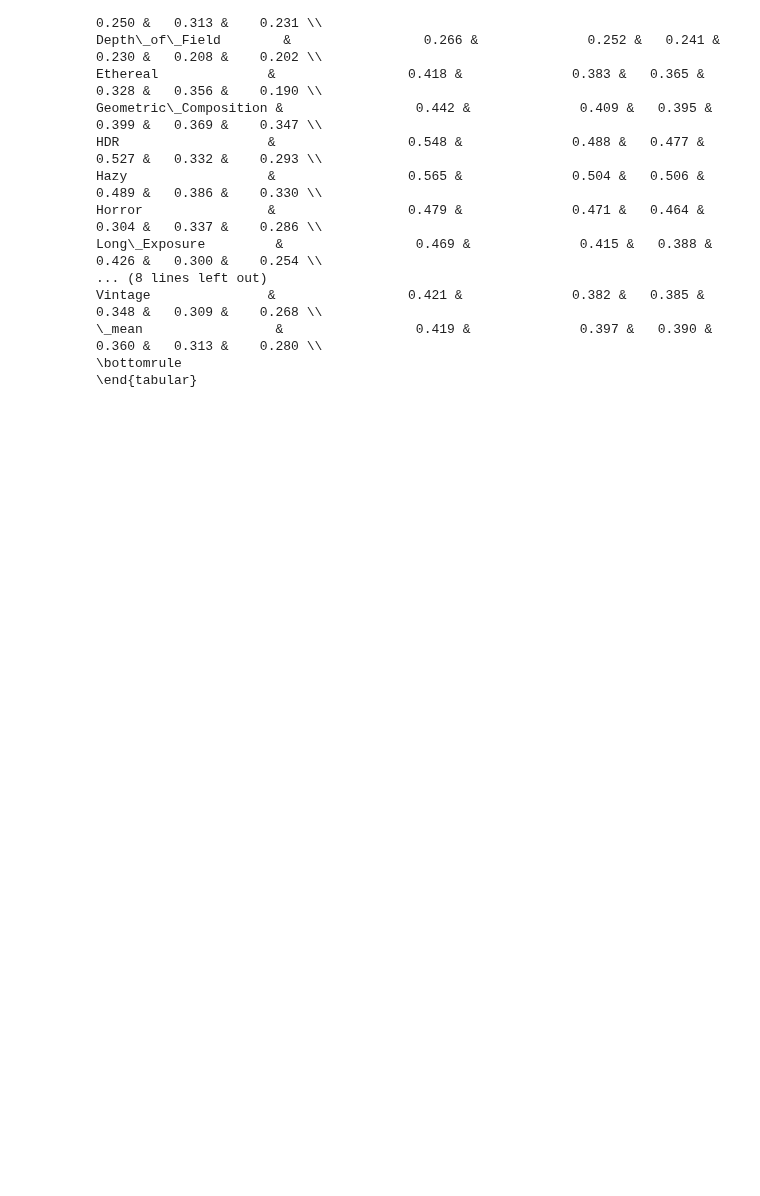
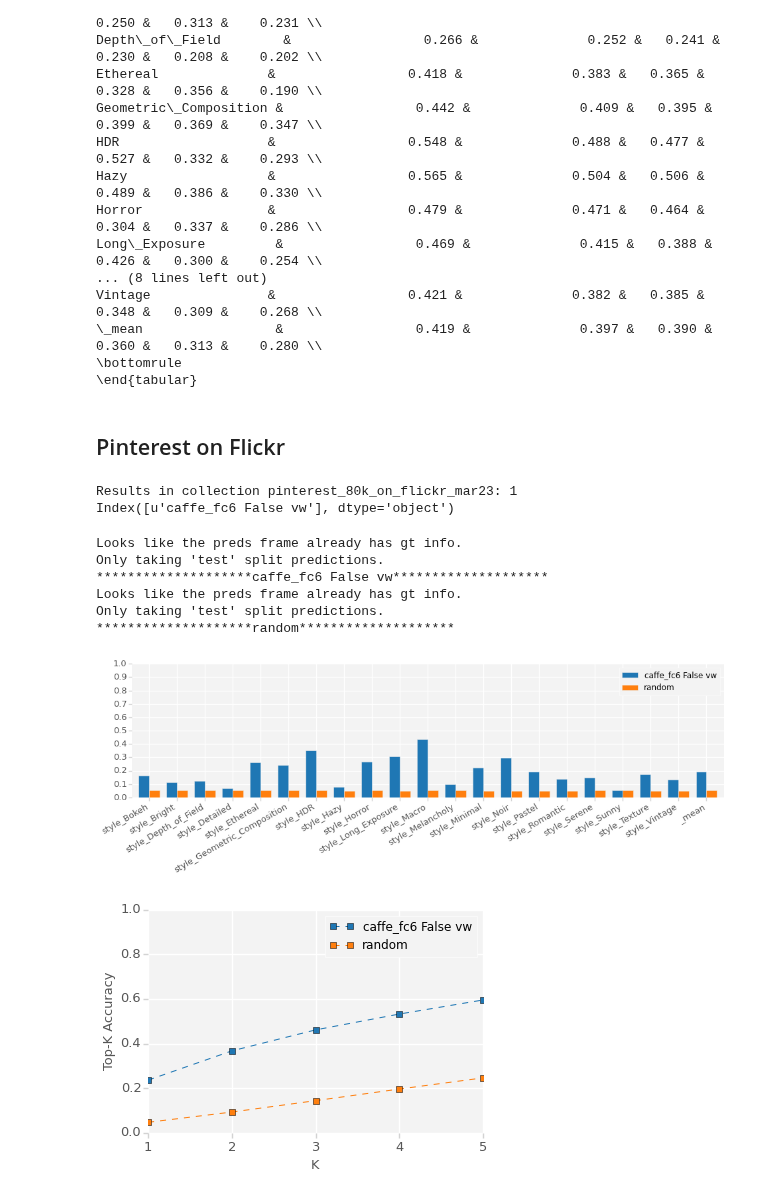
Before and after one commit to sergeyk/vislab, a Jupyter notebook: image_style_experiments/flickr results.ipynb, the cells around one changed output. Cells and saved outputs as stored; diff of their text form; code cells hidden in the pictures; blank space fills up the shorter version.

```diff
--- a/image_style_experiments/flickr results.ipynb
+++ b/image_style_experiments/flickr results.ipynb
@@ -175,3 +109,38 @@ Vintage               &                 0.421 &              0.382 &   0.385 &
 \_mean                 &                 0.419 &              0.397 &   0.390 &  0.360 &   0.313 &    0.280 \\
 \bottomrule
 \end{tabular}
+# %% [markdown]
+## Pinterest on Flickr
+# %%
+results_dirname = vislab.util.makedirs(os.path.expanduser('~/work/vislab/data/results_mar23'))
+df, preds_panel = vislab._results.load_pred_results(
+    'pinterest_80k_on_flickr_mar23', results_dirname,
+    multiclass=True, force=True)
+
+pred_prefix = 'pred'
+print preds_panel.minor_axis
+# %% [output]
+Results in collection pinterest_80k_on_flickr_mar23: 1
+Index([u'caffe_fc6 False vw'], dtype='object')
+# %%
+# Get correct labels
+dfs = []
+for feat in preds_panel.minor_axis:
+    df = preds_panel.minor_xs(feat)
+    for col in label_df.columns:
+        df[col] = label_df[col]
+    dfs.append(df)
+preds_panel = pd.Panel(dict(zip(preds_panel.minor_axis, dfs))).swapaxes('minor', 'items')
+# %%
+pinterest_on_flickr_mc_metrics = vislab.results.multiclass_metrics_feat_comparison(
+    preds_panel, label_df, pred_prefix, features=preds_panel.minor_axis.tolist() + ['random'],
+    balanced=True, with_plot=False, with_print=False, nice_feat_names=nice_feat_names)
+# %% [output]
+Looks like the preds frame already has gt info.
+Only taking 'test' split predictions.
+********************caffe_fc6 False vw********************
+Looks like the preds frame already has gt info.
+Only taking 'test' split predictions.
+********************random********************
+[figure, added]
+[figure, added]
```
Also changed, not shown: parts of 13 cells of this notebook, 13 other files.
